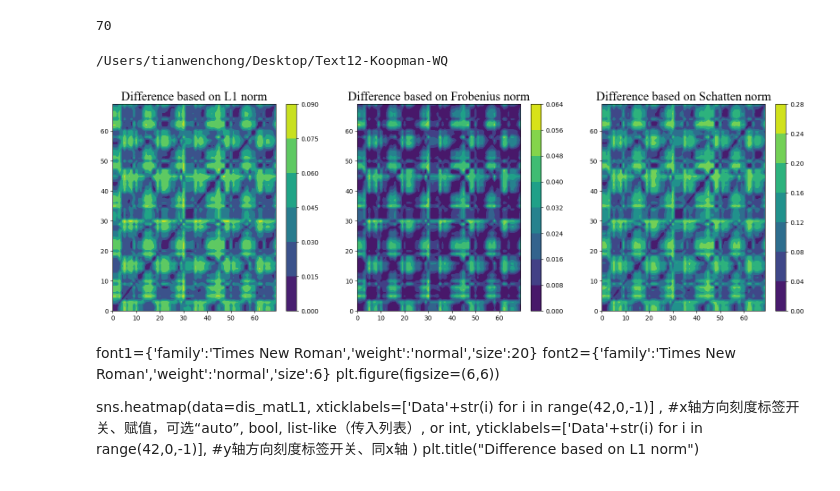
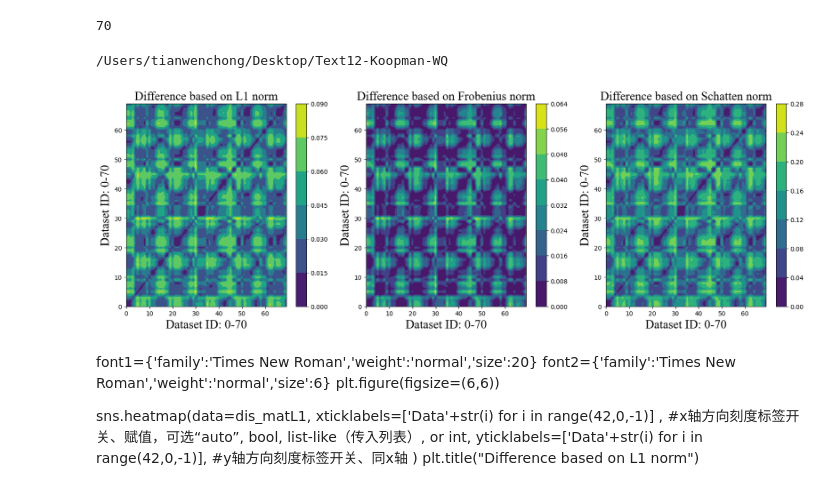
Before and after one commit to DantEzio/Koopman_Measure_WQ, a Jupyter notebook: Step2_Koopman/distance.ipynb, the cells around one changed output. Cells and saved outputs as stored; diff of their text form; code cells hidden in the pictures.

```diff
--- a/Step2_Koopman/distance.ipynb
+++ b/Step2_Koopman/distance.ipynb
@@ -57,34 +57,40 @@ font1={'family':'Times New Roman','weight':'normal','size':20}
 font2={'family':'Times New Roman','weight':'normal','size':6}
 fig,ax=plt.subplots(1,3,figsize=(20,6))
 
 h1=ax[0].contourf(dis_matL1)
 #ax[0].set_xticks([i-0.0 for i in range(item_num-1,-1,-1)],['Data'+str(i) for i in range(item_num,0,-1)],font=font2,rotation=90)
 #ax[0].set_yticks([i-0.0 for i in range(item_num-1,-1,-1)],['Data'+str(i) for i in range(item_num,0,-1)],font=font2)
 ax[0].set_title('Difference based on L1 norm',font=font1)
+ax[0].set_ylabel('Dataset ID: 0-70',font=font1)
+ax[0].set_xlabel('Dataset ID: 0-70',font=font1)
 cb1=plt.colorbar(h1)
 cb1.ax.tick_params(labelsize=10)
 
 h2=ax[1].contourf(dis_matLF)
 #ax[1].set_xticks([i-0.0 for i in range(item_num-1,-1,-1)],['Data'+str(i) for i in range(item_num,0,-1)],font=font2,rotation=90)
 #ax[1].set_yticks([i-0.0 for i in range(item_num-1,-1,-1)],['Data'+str(i) for i in range(item_num,0,-1)],font=font2)
 ax[1].set_title('Difference based on Frobenius norm',font=font1)
+ax[1].set_ylabel('Dataset ID: 0-70',font=font1)
+ax[1].set_xlabel('Dataset ID: 0-70',font=font1)
 cb2=plt.colorbar(h2)
 cb2.ax.tick_params(labelsize=10)
 
 h3=ax[2].contourf(dis_matL2)
 #ax[2].set_xticks([i-0.0 for i in range(item_num-1,-1,-1)],['Data'+str(i) for i in range(item_num,0,-1)],font=font2,rotation=90)
 #ax[2].set_yticks([i-0.0 for i in range(item_num-1,-1,-1)],['Data'+str(i) for i in range(item_num,0,-1)],font=font2)
 ax[2].set_title('Difference based on Schatten norm',font=font1)
+ax[2].set_ylabel('Dataset ID: 0-70',font=font1)
+ax[2].set_xlabel('Dataset ID: 0-70',font=font1)
 cb3=plt.colorbar(h3)
 cb3.ax.tick_params(labelsize=10)
 
 os.chdir(os.path.pardir)
 print(os.getcwd())
 plt.savefig('./fig6.tif',dpi=100)
 os.chdir('/Users/tianwenchong/Desktop/Text12-Koopman-WQ/Step2_Koopman')
 # %% [output]
 /Users/tianwenchong/Desktop/Text12-Koopman-WQ
-[figure, old version]
+[figure, new version]
 # %% [markdown]
 font1={'family':'Times New Roman','weight':'normal','size':20}
 font2={'family':'Times New Roman','weight':'normal','size':6}
```
Also changed, not shown: 5 other files.
